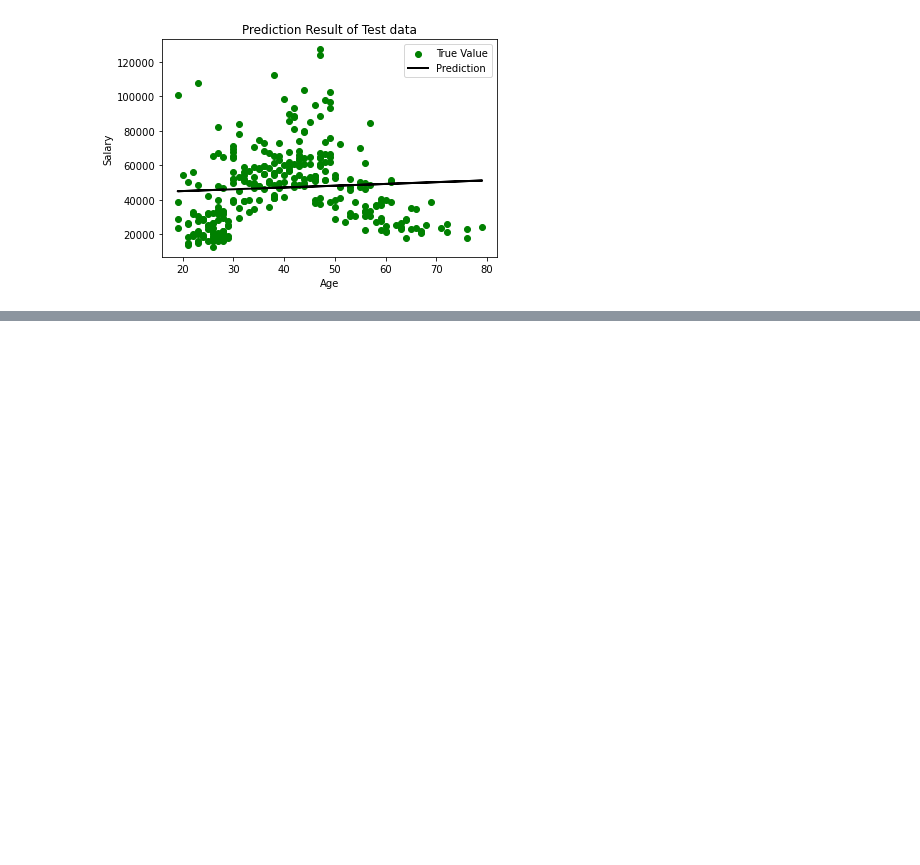
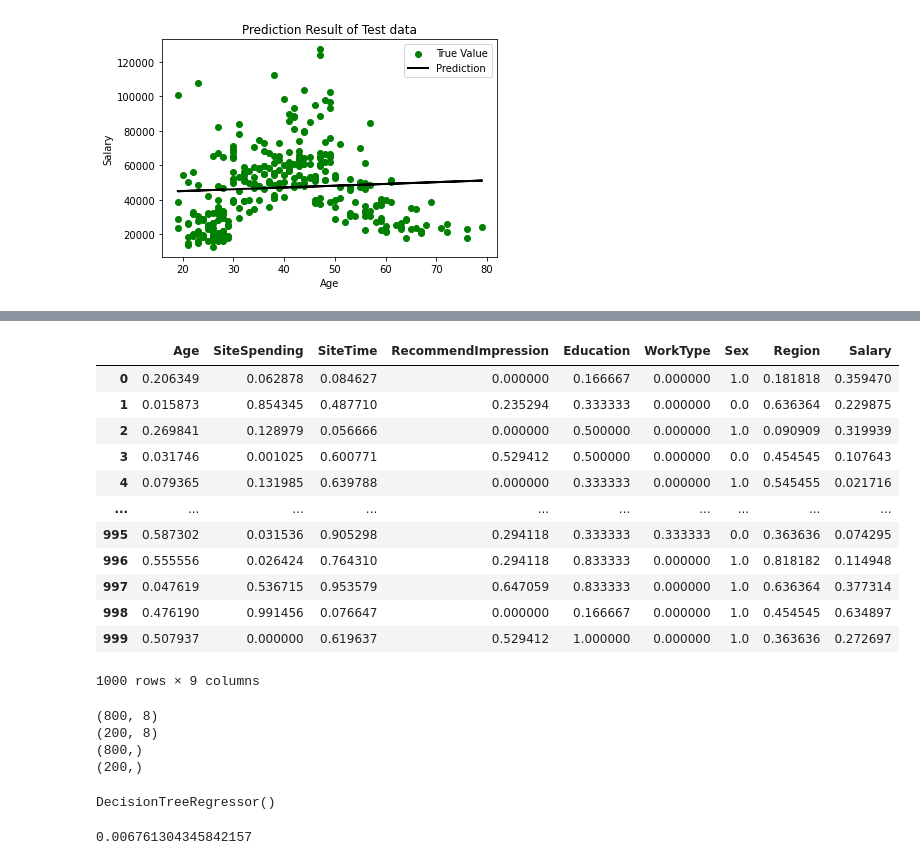
Before and after one commit to syedirfanx/revenue-forecasting, a Jupyter notebook: regression.ipynb, the cells around one changed output, grey strips where cells are left out. Cells and saved outputs as stored; diff of their text form; code cells hidden in the pictures; blank space fills up the shorter version.

```diff
--- a/regression.ipynb
+++ b/regression.ipynb
@@ -63,0 +105,6 @@ plt.show()
+# %%
+from sklearn import preprocessing
+x = data.values #returns a numpy array
+min_max_scaler = preprocessing.MinMaxScaler()
+data_scaled = min_max_scaler.fit_transform(x)
+df = pd.DataFrame(data_scaled)
@@ -63,0 +120,18 @@ plt.show()
+# %%
+df.columns = data.columns
+# %%
+df
+# %% [output]
+|  | Age | SiteSpending | SiteTime | RecommendImpression | Education | WorkType | Sex | Region | Salary |
+| 0 | 0.206349 | 0.062878 | 0.084627 | 0.000000 | 0.166667 | 0.000000 | 1.0 | 0.181818 | 0.359470 |
+| 1 | 0.015873 | 0.854345 | 0.487710 | 0.235294 | 0.333333 | 0.000000 | 0.0 | 0.636364 | 0.229875 |
+| 2 | 0.269841 | 0.128979 | 0.056666 | 0.000000 | 0.500000 | 0.000000 | 1.0 | 0.090909 | 0.319939 |
+| 3 | 0.031746 | 0.001025 | 0.600771 | 0.529412 | 0.500000 | 0.000000 | 0.0 | 0.454545 | 0.107643 |
+| 4 | 0.079365 | 0.131985 | 0.639788 | 0.000000 | 0.333333 | 0.000000 | 1.0 | 0.545455 | 0.021716 |
+| ... | ... | ... | ... | ... | ... | ... | ... | ... | ... |
+| 995 | 0.587302 | 0.031536 | 0.905298 | 0.294118 | 0.333333 | 0.333333 | 0.0 | 0.363636 | 0.074295 |
+| 996 | 0.555556 | 0.026424 | 0.764310 | 0.294118 | 0.833333 | 0.000000 | 1.0 | 0.818182 | 0.114948 |
+| 997 | 0.047619 | 0.536715 | 0.953579 | 0.647059 | 0.833333 | 0.000000 | 1.0 | 0.636364 | 0.377314 |
+| 998 | 0.476190 | 0.991456 | 0.076647 | 0.000000 | 0.166667 | 0.000000 | 1.0 | 0.454545 | 0.634897 |
+| 999 | 0.507937 | 0.000000 | 0.619637 | 0.529412 | 1.000000 | 0.000000 | 1.0 | 0.363636 | 0.272697 |
+1000 rows × 9 columns
@@ -63,0 +144,26 @@ plt.show()
+# %%
+print(X_train.shape)
+print(X_test.shape)
+print(y_train.shape)
+print(y_test.shape)
+# %% [output]
+(800, 8)
+(200, 8)
+(800,)
+(200,)
+# %%
+from sklearn import tree
+from sklearn.pipeline import make_pipeline
+from sklearn.preprocessing import StandardScaler
+
+reg = tree.DecisionTreeRegressor()
+reg.fit(X_train, y_train)
+# %% [output]
+DecisionTreeRegressor()
+# %%
+from sklearn.metrics import mean_squared_error
+y_pred = reg.predict(X_test)
+# model predicting (placed/not placed) from the test dataset
+mean_squared_error(y_test, y_pred)
+# %% [output]
+0.006761304345842157
```
Also changed, not shown: parts of 10 cells of this notebook.
